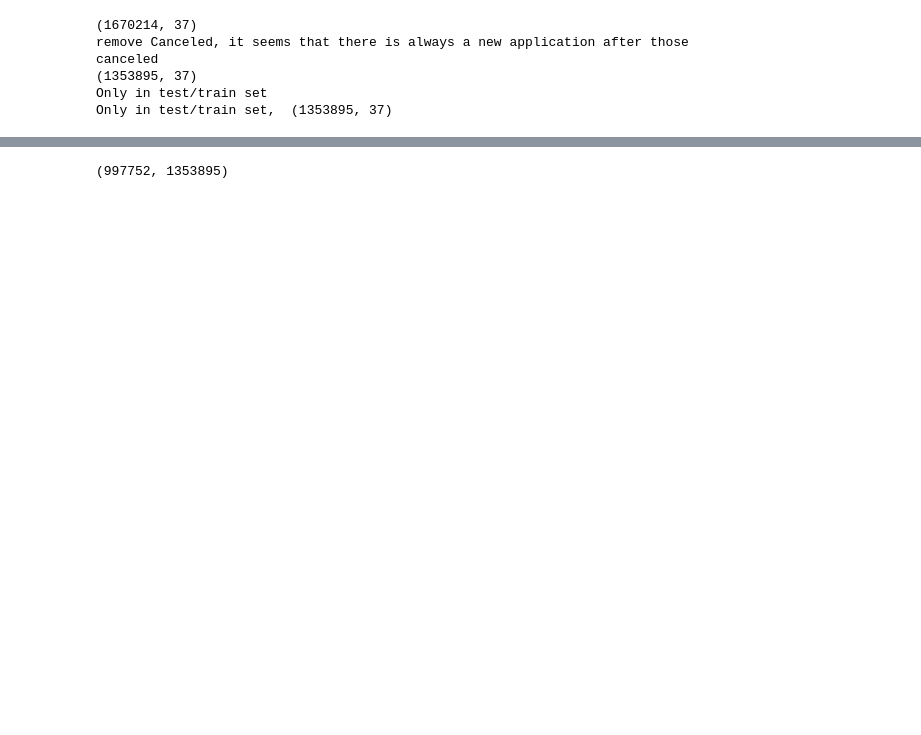
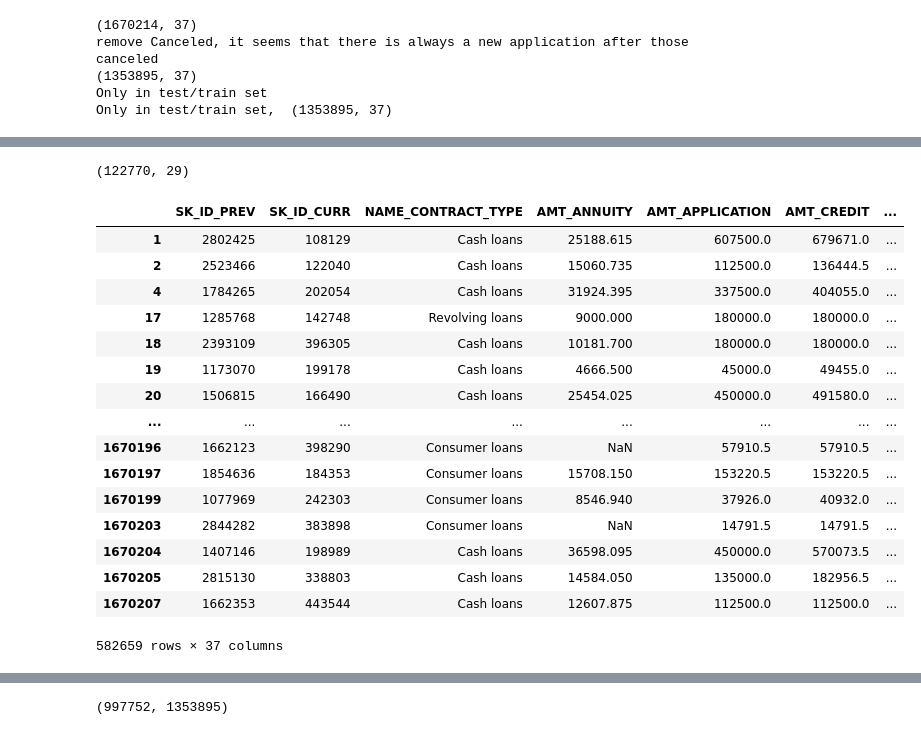
Before and after one commit to rafarui/playground, a Jupyter notebook: home_cred/model2.ipynb, the cells around one changed output, grey strips where cells are left out. Cells and saved outputs as stored; diff of their text form; code cells hidden in the pictures; blank space fills up the shorter version.

```diff
--- a/home_cred/model2.ipynb
+++ b/home_cred/model2.ipynb
@@ -81,0 +90,24 @@ ins_prec = ins.merge(previous_application, on=['SK_ID_PREV','SK_ID_CURR'], how='
+# %%
+ins_agg.shape
+# %% [output]
+(122770, 29)
+# %%
+previous_application[previous_application.DAYS_TERMINATION.isna()]
+# %% [output]
+|  | SK_ID_PREV | SK_ID_CURR | NAME_CONTRACT_TYPE | AMT_ANNUITY | AMT_APPLICATION | AMT_CREDIT | ... |
+| 1 | 2802425 | 108129 | Cash loans | 25188.615 | 607500.0 | 679671.0 | ... |
+| 2 | 2523466 | 122040 | Cash loans | 15060.735 | 112500.0 | 136444.5 | ... |
+| 4 | 1784265 | 202054 | Cash loans | 31924.395 | 337500.0 | 404055.0 | ... |
+| 17 | 1285768 | 142748 | Revolving loans | 9000.000 | 180000.0 | 180000.0 | ... |
+| 18 | 2393109 | 396305 | Cash loans | 10181.700 | 180000.0 | 180000.0 | ... |
+| 19 | 1173070 | 199178 | Cash loans | 4666.500 | 45000.0 | 49455.0 | ... |
+| 20 | 1506815 | 166490 | Cash loans | 25454.025 | 450000.0 | 491580.0 | ... |
+| ... | ... | ... | ... | ... | ... | ... | ... |
+| 1670196 | 1662123 | 398290 | Consumer loans | NaN | 57910.5 | 57910.5 | ... |
+| 1670197 | 1854636 | 184353 | Consumer loans | 15708.150 | 153220.5 | 153220.5 | ... |
+| 1670199 | 1077969 | 242303 | Consumer loans | 8546.940 | 37926.0 | 40932.0 | ... |
+| 1670203 | 2844282 | 383898 | Consumer loans | NaN | 14791.5 | 14791.5 | ... |
+| 1670204 | 1407146 | 198989 | Cash loans | 36598.095 | 450000.0 | 570073.5 | ... |
+| 1670205 | 2815130 | 338803 | Cash loans | 14584.050 | 135000.0 | 182956.5 | ... |
+| 1670207 | 1662353 | 443544 | Cash loans | 12607.875 | 112500.0 | 112500.0 | ... |
+582659 rows × 37 columns
```
Also changed, not shown: parts of 45 cells of this notebook, 1 other file.
